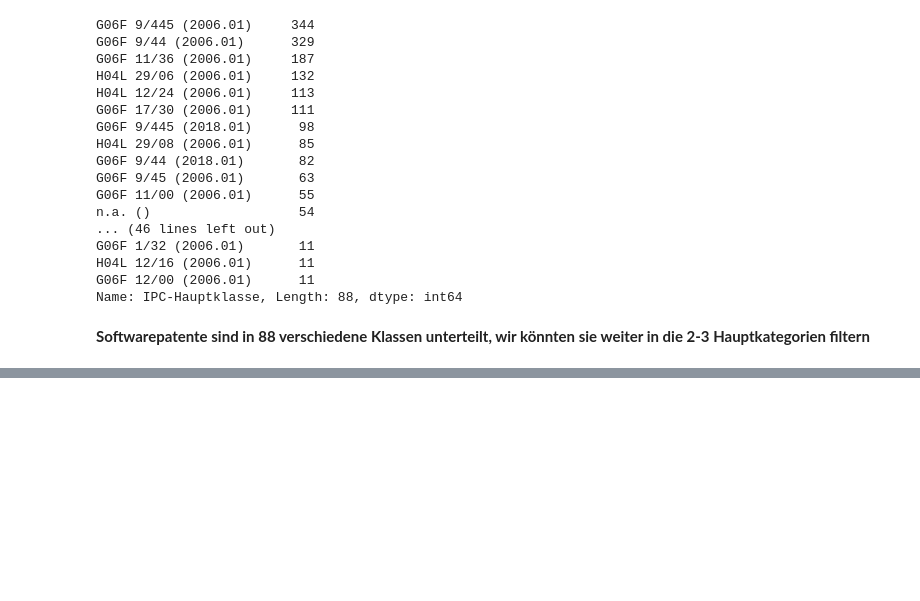
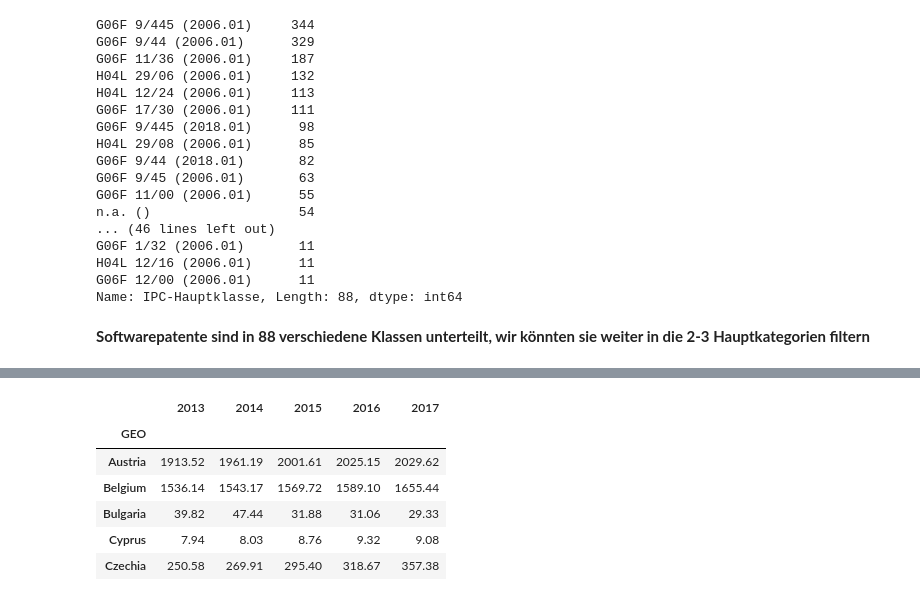
Before and after one commit to OrestisP/Patent-Registry-DPMA, a Jupyter notebook: Patent registry DPMA.ipynb, the cells around one changed output, grey strips where cells are left out. Saved outputs shown, nothing was run; the diff lists cells and outputs as text; code cells hidden in the pictures; blank space fills up the shorter version.

```diff
--- a/Patent registry DPMA.ipynb
+++ b/Patent registry DPMA.ipynb
@@ -219,0 +298,14 @@ Name: IPC-Hauptklasse, Length: 88, dtype: int64
+# %%
+for i in df.index:
+    if i.startswith('Euro'): #we drop the rows which are not single countries
+        df=df.drop(i)
+
+df.head()
+# %% [output]
+|  | 2013 | 2014 | 2015 | 2016 | 2017 |
+| GEO |  |  |  |  |  |
+| Austria | 1913.52 | 1961.19 | 2001.61 | 2025.15 | 2029.62 |
+| Belgium | 1536.14 | 1543.17 | 1569.72 | 1589.10 | 1655.44 |
+| Bulgaria | 39.82 | 47.44 | 31.88 | 31.06 | 29.33 |
+| Cyprus | 7.94 | 8.03 | 8.76 | 9.32 | 9.08 |
+| Czechia | 250.58 | 269.91 | 295.40 | 318.67 | 357.38 |
```
Also changed, not shown: parts of 13 cells of this notebook.
